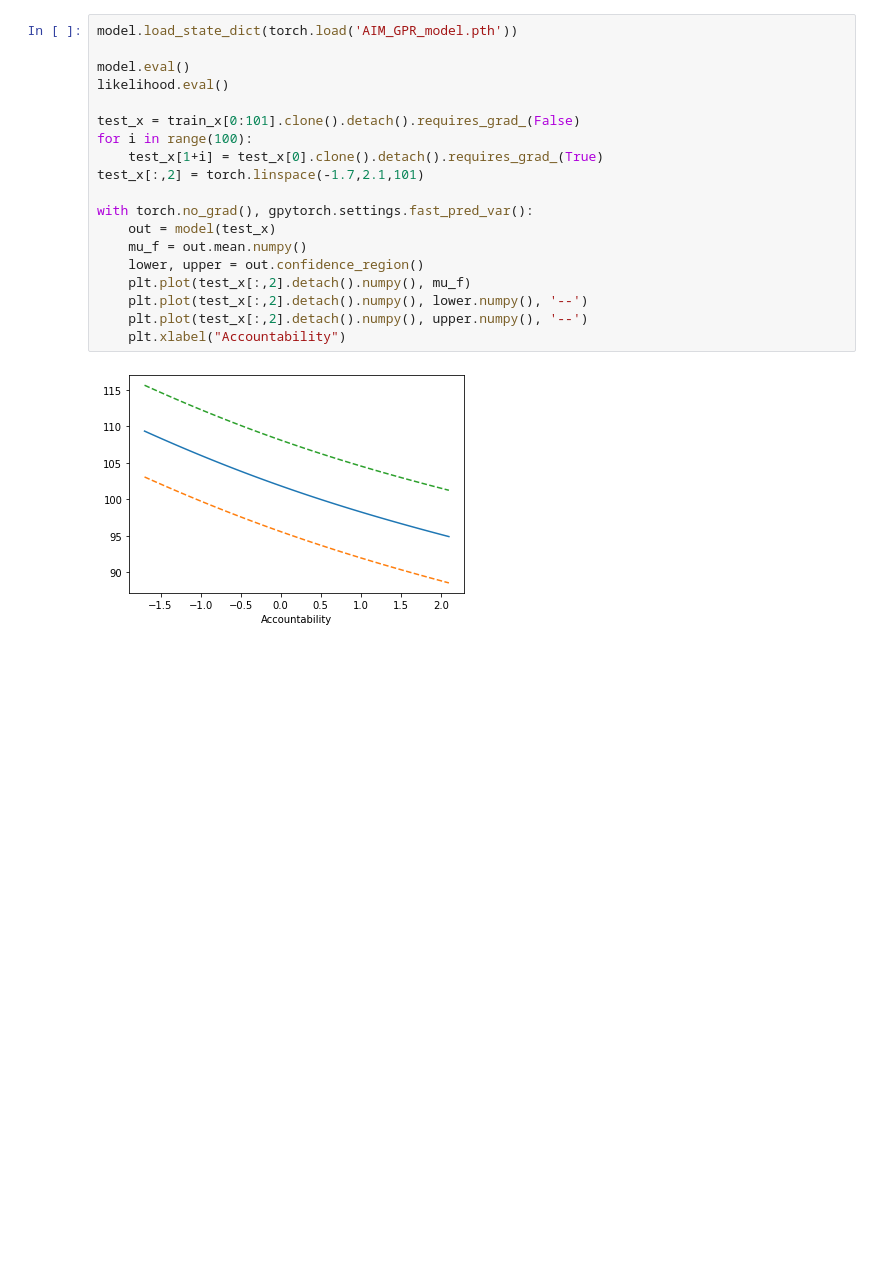
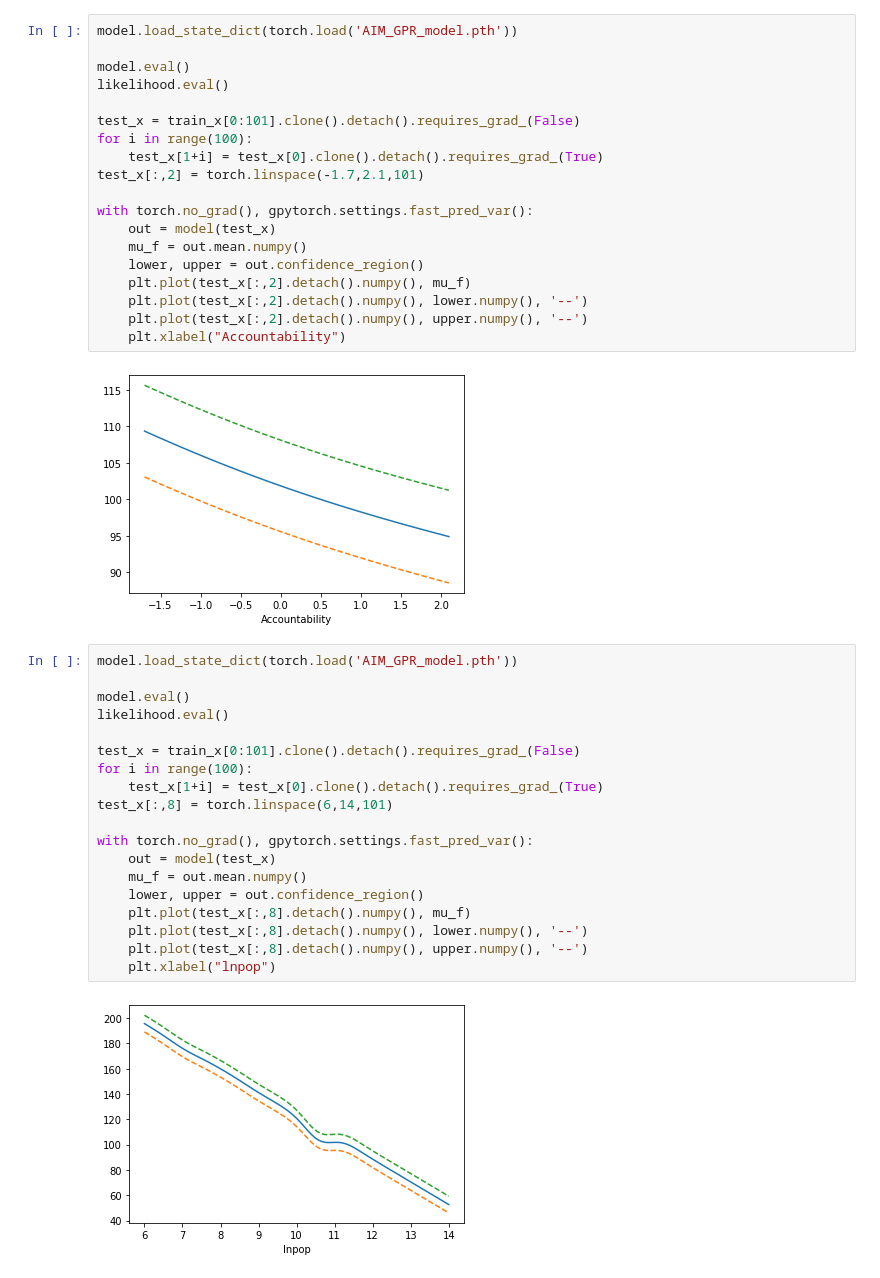
Before and after one commit to yahoochen97/GP_gradient, a Jupyter notebook: PIRI/AccountabilityInfantMortality_GPR.ipynb, the cells around one changed output. Cells and saved outputs as stored; diff of their text form; blank space fills up the shorter version.

```diff
--- a/PIRI/AccountabilityInfantMortality_GPR.ipynb
+++ b/PIRI/AccountabilityInfantMortality_GPR.ipynb
@@ -435,3 +435,24 @@ with torch.no_grad(), gpytorch.settings.fast_pred_var():
     plt.xlabel("Accountability")
 # %% [output]
 [figure]
+# %%
+model.load_state_dict(torch.load('AIM_GPR_model.pth'))
+
+model.eval()
+likelihood.eval()
+
+test_x = train_x[0:101].clone().detach().requires_grad_(False)
+for i in range(100):
+    test_x[1+i] = test_x[0].clone().detach().requires_grad_(True)
+test_x[:,8] = torch.linspace(6,14,101)
+
+with torch.no_grad(), gpytorch.settings.fast_pred_var():
+    out = model(test_x)
+    mu_f = out.mean.numpy()
+    lower, upper = out.confidence_region()
+    plt.plot(test_x[:,8].detach().numpy(), mu_f)
+    plt.plot(test_x[:,8].detach().numpy(), lower.numpy(), '--')
+    plt.plot(test_x[:,8].detach().numpy(), upper.numpy(), '--')
+    plt.xlabel("lnpop")
+# %% [output]
+[figure, added]
```
